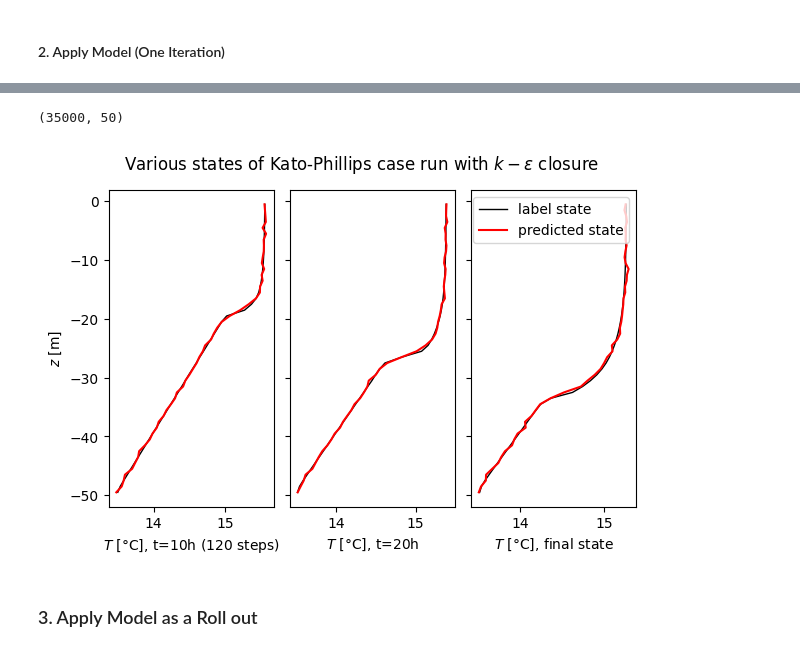
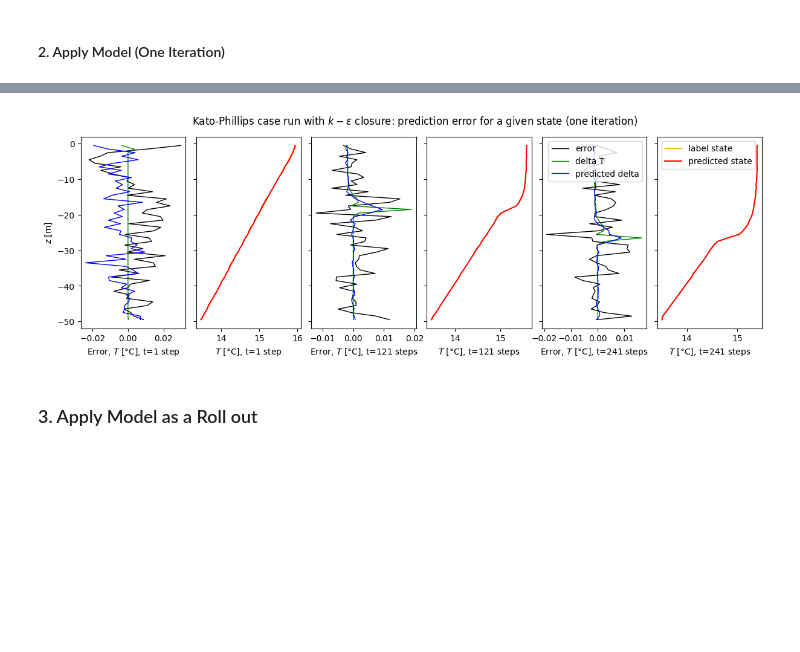
Before and after one commit to anne-df/ige_deep_emulators, a Jupyter notebook: postprocessing.ipynb, the cells around one changed output, grey strips where cells are left out. Cells and saved outputs as stored; diff of their text form; code cells hidden in the pictures; blank space fills up the shorter version.

Commit message:
1000 epochs and delta plots

```diff
--- a/postprocessing.ipynb
+++ b/postprocessing.ipynb
@@ -65,39 +65,49 @@ app_score
-# %%
-app_predictions.shape
-# %% [output]
-(35000, 50)
 # %%
 # Plot and compare to actual trajectory
 
-sim_index = -1
-n_time = 350
+sim_index = 2
+t = 1 # better if <120
+n_time = 359
 actual_predictions = app_predictions*norm_factor
 actual_labels = app_labels*norm_factor
 
 zr = grid.zr
 
-sp: subplot_1D_type = plt.subplots(1, 3, sharey=True, figsize=(6, 4))
-fig, [ax_t, ax_u, ax_y] = sp
+sp: subplot_1D_type = plt.subplots(1, 6, sharey=True, figsize=(12, 4))
+fig, [ax_r, ax_s, ax_t, ax_u, ax_v, ax_w] = sp
 fig.tight_layout(rect=[0, 0.0, 1, 0.94])
 fig.subplots_adjust(wspace=0.1)
 
-ax_t.plot(actual_labels[sim_index*n_time+120, :], zr, 'k', linewidth=1)
-ax_t.plot(actual_predictions[sim_index*n_time+120, :], zr, 'r')
-ax_u.plot(actual_labels[sim_index*n_time+240, :], zr, 'k', linewidth=1)
-ax_u.plot(actual_predictions[sim_index*n_time+240, :], zr, 'r')
-ax_y.plot(actual_labels[sim_index*n_time-1, :], zr, 'k', linewidth=1, label='label state')
-ax_y.plot(actual_predictions[sim_index*n_time+-1, :], zr, 'r', label='predicted state')
+ax_r.plot(actual_labels[sim_index*n_time+t, :]-actual_predictions[sim_index*n_time+t, :], zr, 'k', linewidth=1)
+ax_r.plot(actual_labels[sim_index*n_time+t, :]-actual_labels[sim_index*n_time+t-1, :], zr, 'g', linewidth=1)
+ax_r.plot(actual_predictions[sim_index*n_time+t, :]-actual_predictions[sim_index*n_time+t-1, :], zr, 'b', linewidth=1)
+ax_s.plot(actual_labels[sim_index*n_time+t, :], zr, 'orange', linewidth=1)
+ax_s.plot(actual_predictions[sim_index*n_time+t, :], zr, 'r')
+ax_t.plot(actual_labels[sim_index*n_time+t+120, :]-actual_predictions[sim_index*n_time+t+120, :], zr, 'k', linewidth=1)
+ax_t.plot(actual_labels[sim_index*n_time+t+120, :]-actual_labels[sim_index*n_time+t-1+120, :], zr, 'g', linewidth=1)
+ax_t.plot(actual_predictions[sim_index*n_time+t+120, :]-actual_predictions[sim_index*n_time+t-1+120, :], zr, 'b', linewidth=1)
+ax_u.plot(actual_labels[sim_index*n_time+t+120, :], zr, 'orange', linewidth=1)
+ax_u.plot(actual_predictions[sim_index*n_time+t+120, :], zr, 'r')
+ax_v.plot(actual_labels[sim_index*n_time+t+240, :]-actual_predictions[sim_index*n_time+t+240, :], zr, 'k', linewidth=1, label='error')
+ax_v.plot(actual_labels[sim_index*n_time+t+240, :]-actual_labels[sim_index*n_time+t+240-1, :], zr, 'g', linewidth=1, label= "delta T")
+ax_v.plot(actual_predictions[sim_index*n_time+t+240, :]-actual_predictions[sim_index*n_time+t+240-1, :], zr, 'b', linewidth=1, label= "predicted delta")
+ax_w.plot(actual_labels[sim_index*n_time+t+240, :], zr, 'orange', linewidth=1, label='label state')
+ax_w.plot(actual_predictions[sim_index*n_time+t+240, :], zr, 'r', label='predicted state')
 
-ax_t.set_xlabel ('$T$ [°C], t=10h (120 steps)')
-ax_u.set_xlabel ('$T$ [°C], t=20h')
-ax_y.set_xlabel('$T$ [°C], final state')
-ax_t.set_ylabel(r'$z$ [m]')
-fig.suptitle(r'Various states of Kato-Phillips case run with $k-\varepsilon$ closure')
-ax_y.legend(framealpha=.8)
+ax_r.set_xlabel (f'Error, $T$ [°C], t={t} step')
+ax_t.set_xlabel (f'Error, $T$ [°C], t={t+120} steps')
+ax_v.set_xlabel (f'Error, $T$ [°C], t={t+240} steps')
+ax_s.set_xlabel (f'$T$ [°C], t={t} step')
+ax_u.set_xlabel (f'$T$ [°C], t={t+120} steps')
+ax_w.set_xlabel (f'$T$ [°C], t={t+240} steps')
+ax_r.set_ylabel(r'$z$ [m]')
+fig.suptitle(r'Kato-Phillips case run with $k-\varepsilon$ closure: prediction error for a given state (one iteration)')
+ax_w.legend(framealpha=.8)
+ax_v.legend(framealpha=.8)
 
 plt.show()
 # %% [output]
-[figure, old version]
+[figure, new version]
 # %% [markdown]
 ### 3. Apply Model as a Roll out
 # %%
```
Also changed, not shown: parts of 9 cells of this notebook, 19 other files.
